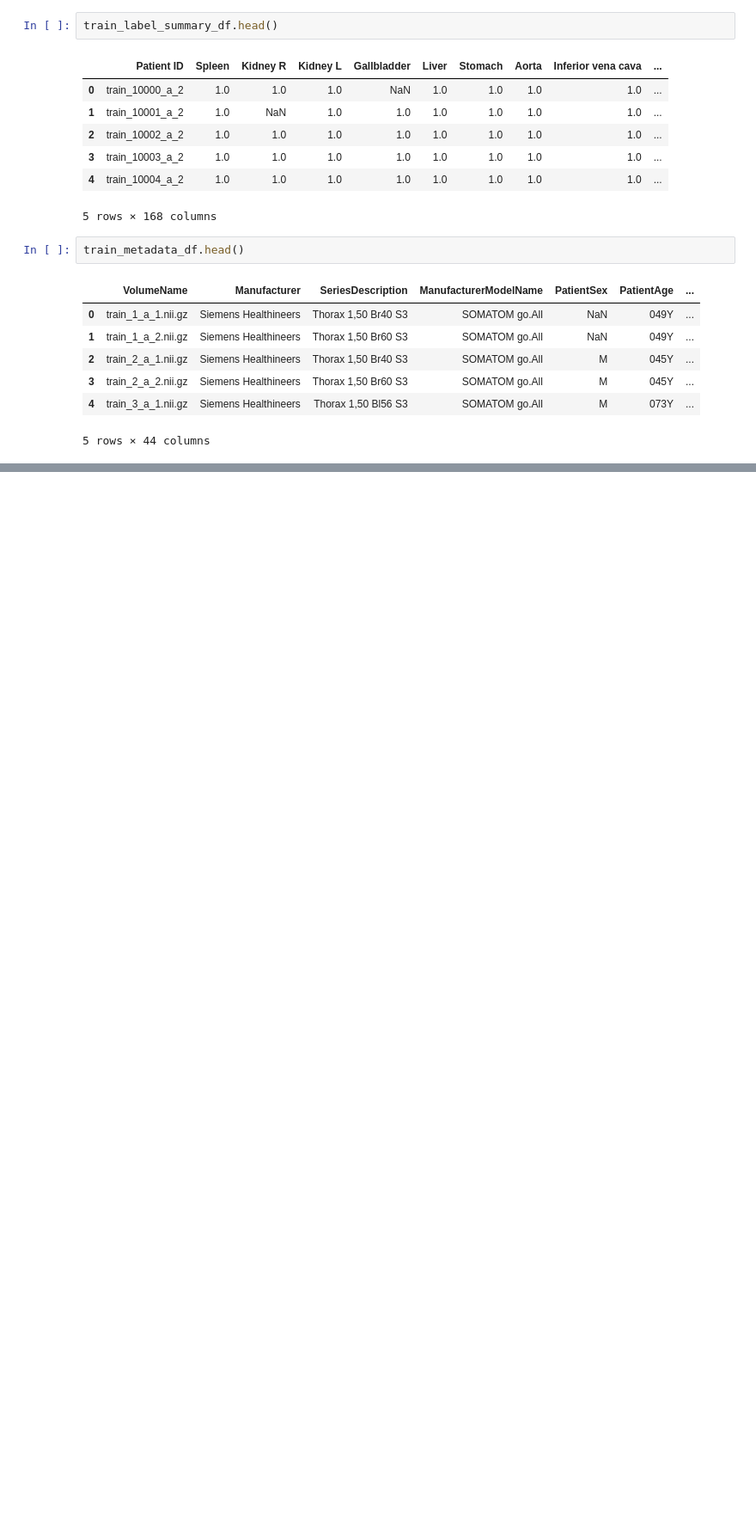
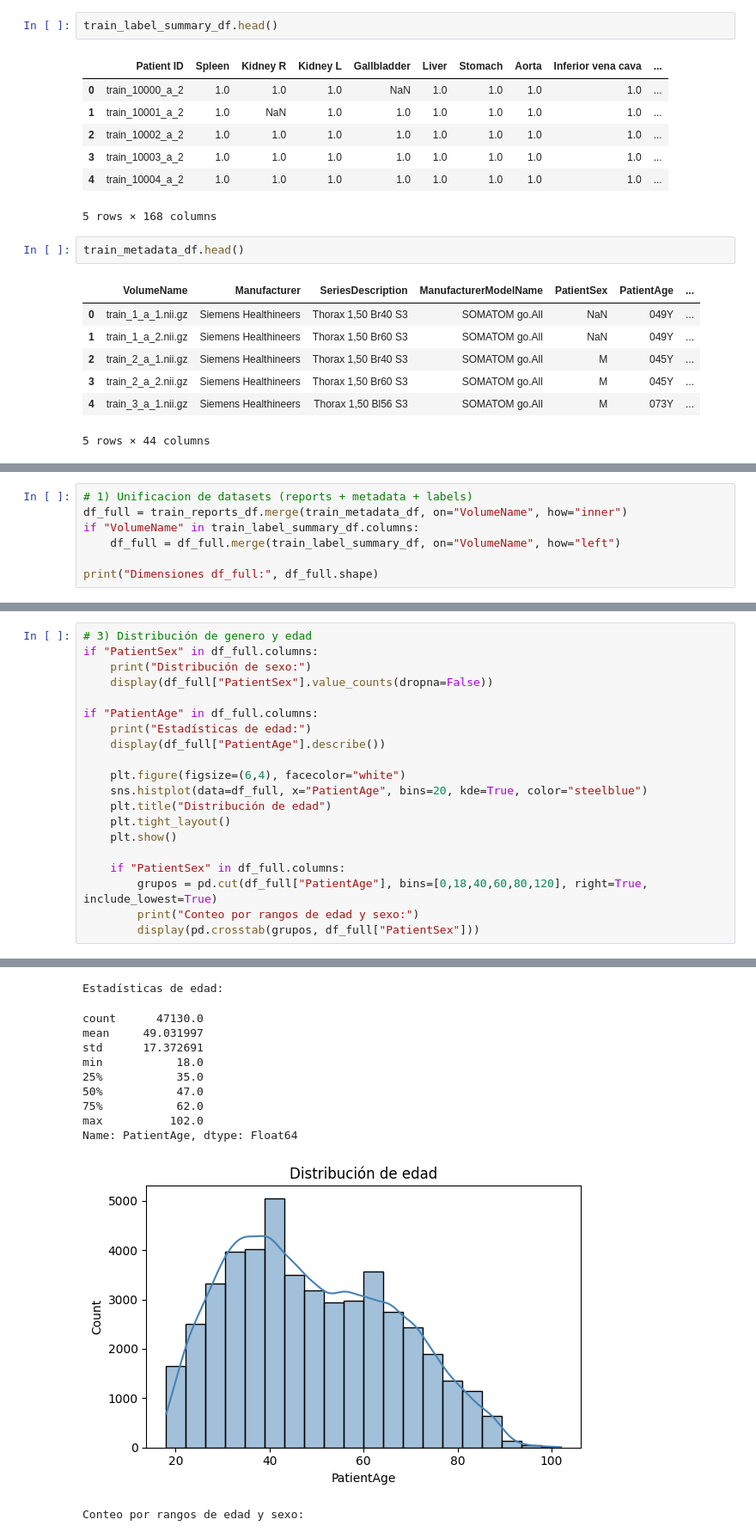
Before and after one commit to JeroHoyos/Reto-VLM3D-UNALMED, a Jupyter notebook: notebooks/otros_labels.ipynb, the cells around one changed output, grey strips where cells are left out. Shown: that part at 86% size. Cells and saved outputs as stored; diff of their text form; blank space fills up the shorter version.

```diff
--- a/notebooks/otros_labels.ipynb
+++ b/notebooks/otros_labels.ipynb
@@ -49,0 +125,7 @@ train_reports_df.head()
+# %%
+# 1) Unificacion de datasets (reports + metadata + labels)
+df_full = train_reports_df.merge(train_metadata_df, on="VolumeName", how="inner")
+if "VolumeName" in train_label_summary_df.columns:
+    df_full = df_full.merge(train_label_summary_df, on="VolumeName", how="left")
+
+print("Dimensiones df_full:", df_full.shape)
@@ -49,0 +157,21 @@ train_reports_df.head()
+# %%
+# 3) Distribución de genero y edad
+if "PatientSex" in df_full.columns:
+    print("Distribución de sexo:")
+    display(df_full["PatientSex"].value_counts(dropna=False))
+
+if "PatientAge" in df_full.columns:
+    print("Estadísticas de edad:")
+    display(df_full["PatientAge"].describe())
+
+    plt.figure(figsize=(6,4), facecolor="white")
+    sns.histplot(data=df_full, x="PatientAge", bins=20, kde=True, color="steelblue")
+    plt.title("Distribución de edad")
+    plt.tight_layout()
+    plt.show()
+
+    if "PatientSex" in df_full.columns:
+        grupos = pd.cut(df_full["PatientAge"], bins=[0,18,40,60,80,120], right=True, include_lowest=True)
+        print("Conteo por rangos de edad y sexo:")
+        display(pd.crosstab(grupos, df_full["PatientSex"]))
+# %% [output]
@@ -49,0 +184,12 @@ train_reports_df.head()
+Estadísticas de edad:
+count      47130.0
+mean     49.031997
+std      17.372691
+min           18.0
+25%           35.0
+50%           47.0
+75%           62.0
+max          102.0
+Name: PatientAge, dtype: Float64
+[figure, added]
+Conteo por rangos de edad y sexo:
```
Also changed, not shown: parts of 10 cells of this notebook.
